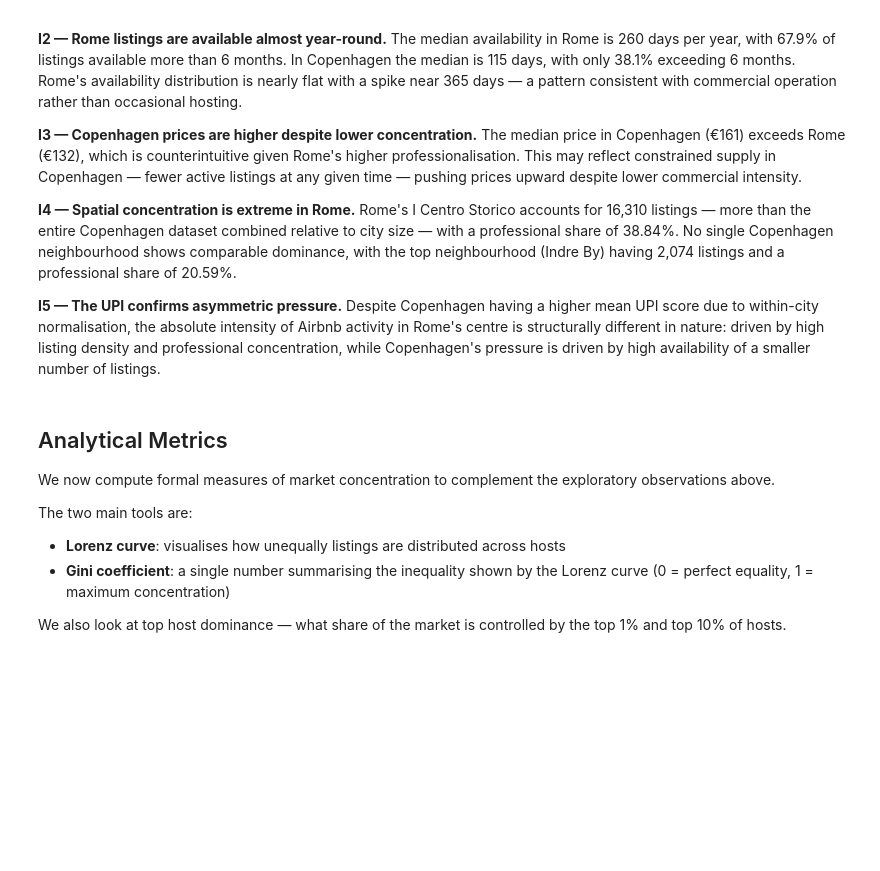
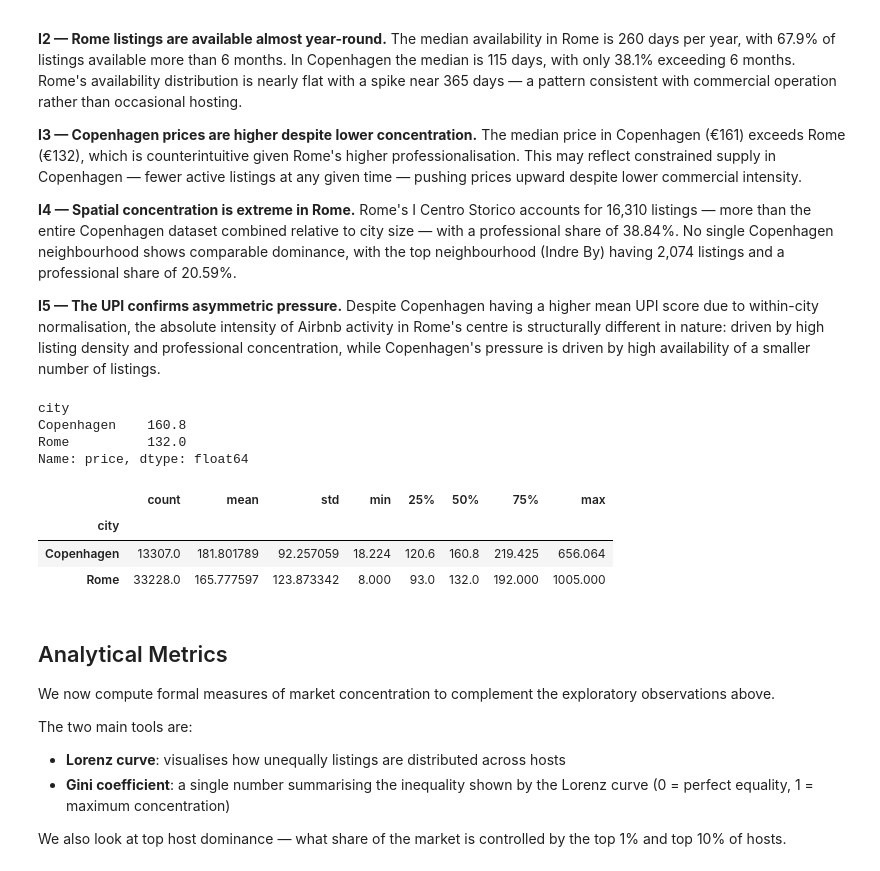
Before and after one commit to andreamammano89-maker/DataVisualisationPW_MESA, a Jupyter notebook: projectdv_final.ipynb, the cells around one changed output. Drawn from its saved outputs; the diff is of its cells as text; code cells hidden in the pictures; blank space fills up the shorter version.

```diff
--- a/projectdv_final.ipynb
+++ b/projectdv_final.ipynb
@@ -1146,6 +1146,20 @@ activity in Rome's centre is structurally different in nature:
 driven by high listing density and professional concentration,
 while Copenhagen's pressure is driven by high availability
 of a smaller number of listings.
+# %%
+df.groupby("city")["price"].median()
+# %% [output]
+city
+Copenhagen    160.8
+Rome          132.0
+Name: price, dtype: float64
+# %%
+df.groupby("city")["price"].describe()
+# %% [output]
+|  | count | mean | std | min | 25% | 50% | 75% | max |
+| city |  |  |  |  |  |  |  |  |
+| Copenhagen | 13307.0 | 181.801789 | 92.257059 | 18.224 | 120.6 | 160.8 | 219.425 | 656.064 |
+| Rome | 33228.0 | 165.777597 | 123.873342 | 8.000 | 93.0 | 132.0 | 192.000 | 1005.000 |
 # %% [markdown]
 ## Analytical Metrics
 
```
Also changed, not shown: parts of 1 cell of this notebook.
